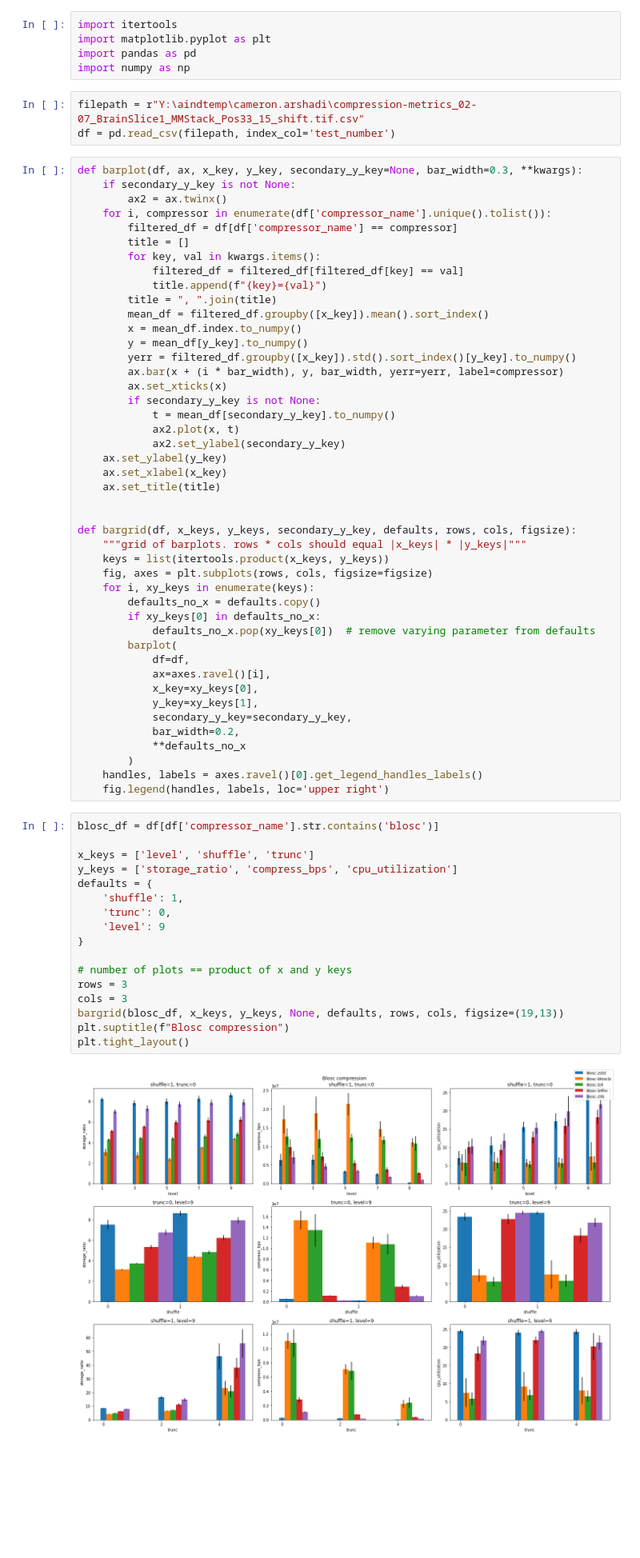
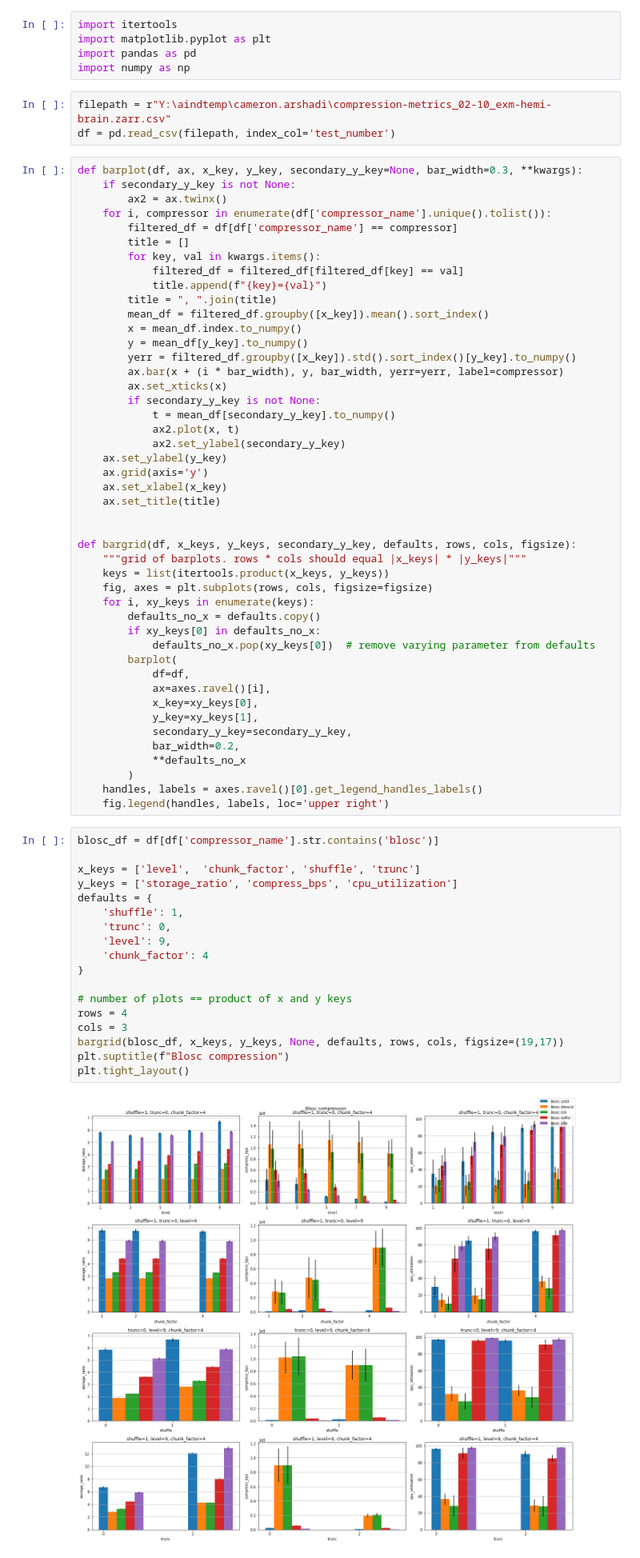
Before and after one commit to AllenNeuralDynamics/lightsheet-compression-tests, a Jupyter notebook: compression_plots.ipynb, the cells around one changed output. Shown at 80% size. Saved outputs shown, nothing was run; the diff lists cells and outputs as text; blank space fills up the shorter version.

Commit message:
update plots for new data
- misc code cleanup

```diff
--- a/compression_plots.ipynb
+++ b/compression_plots.ipynb
@@ -4,7 +4,7 @@ import matplotlib.pyplot as plt
 import pandas as pd
 import numpy as np
 # %%
-filepath = r"Y:\aindtemp\cameron.arshadi\compression-metrics_02-07_BrainSlice1_MMStack_Pos33_15_shift.tif.csv"
+filepath = r"Y:\aindtemp\cameron.arshadi\compression-metrics_02-10_exm-hemi-brain.zarr.csv"
 df = pd.read_csv(filepath, index_col='test_number')
 # %%
 def barplot(df, ax, x_key, y_key, secondary_y_key=None, bar_width=0.3, **kwargs):
@@ -28,6 +28,7 @@ def barplot(df, ax, x_key, y_key, secondary_y_key=None, bar_width=0.3, **kwargs)
             ax2.plot(x, t)
             ax2.set_ylabel(secondary_y_key)
     ax.set_ylabel(y_key)
+    ax.grid(axis='y')
     ax.set_xlabel(x_key)
     ax.set_title(title)
 
@@ -54,22 +55,23 @@ def bargrid(df, x_keys, y_keys, secondary_y_key, defaults, rows, cols, figsize):
 # %%
 blosc_df = df[df['compressor_name'].str.contains('blosc')]
 
-x_keys = ['level', 'shuffle', 'trunc']
+x_keys = ['level',  'chunk_factor', 'shuffle', 'trunc']
 y_keys = ['storage_ratio', 'compress_bps', 'cpu_utilization']
 defaults = {
     'shuffle': 1,
     'trunc': 0,
-    'level': 9
+    'level': 9,
+    'chunk_factor': 4
 }
 
 # number of plots == product of x and y keys
-rows = 3
+rows = 4
 cols = 3
-bargrid(blosc_df, x_keys, y_keys, None, defaults, rows, cols, figsize=(19,13))
+bargrid(blosc_df, x_keys, y_keys, None, defaults, rows, cols, figsize=(19,17))
 plt.suptitle(f"Blosc compression")
 plt.tight_layout()
 # %% [output]
-[figure, old version]
+[figure, new version]
 # %%
 lossless_df = df[df['compressor_name'].str.contains('lossless')]
 
```
Also changed, not shown: parts of 9 cells of this notebook.
